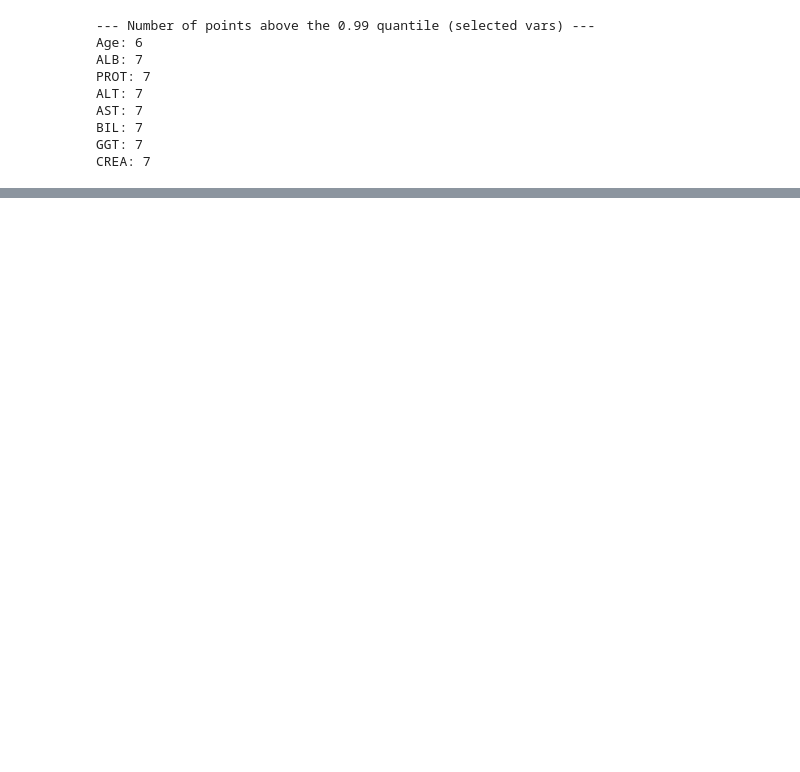
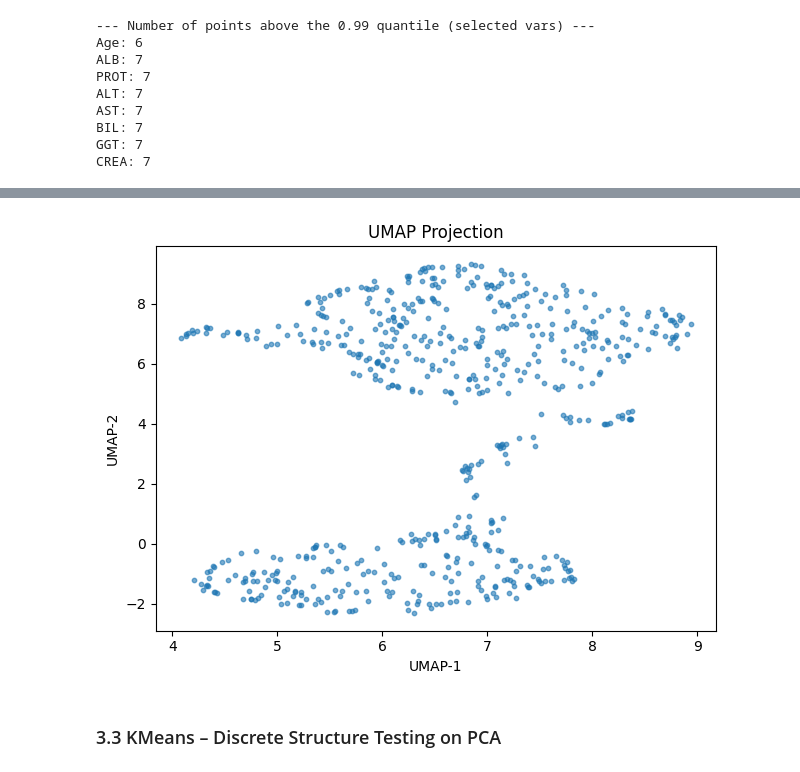
Before and after one commit to BAnaMariaB/HepatitisC_Unsupervides_Learning_Study, a Jupyter notebook: HepatitisC_Unsupervides_Learning.ipynb, the cells around one changed output, grey strips where cells are left out. Drawn from its saved outputs; the diff is of its cells as text; code cells hidden in the pictures; blank space fills up the shorter version.

Commit message:
Finished modeling, robustness analysis and conclusion

```diff
--- a/HepatitisC_Unsupervides_Learning.ipynb
+++ b/HepatitisC_Unsupervides_Learning.ipynb
@@ -412,0 +657,25 @@ CREA: 7
+# %%
+# -----------------------------
+# 3.2 UMAP – Nonlinear Manifold Exploration
+# -----------------------------
+
+umap_model = umap.UMAP(
+    n_neighbors=20,
+    min_dist=0.1,
+    n_components=2,
+    random_state=42
+)
+
+X_umap = umap_model.fit_transform(X_scaled)
+
+plt.figure()
+plt.scatter(X_umap[:, 0], X_umap[:, 1], s=10, alpha=0.6)
+plt.title("UMAP Projection")
+plt.xlabel("UMAP-1")
+plt.ylabel("UMAP-2")
+plt.tight_layout()
+plt.show()
+# %% [output]
+[figure, added]
+# %% [markdown]
+### 3.3 KMeans – Discrete Structure Testing on PCA
```
Also changed, not shown: parts of 69 cells of this notebook.
